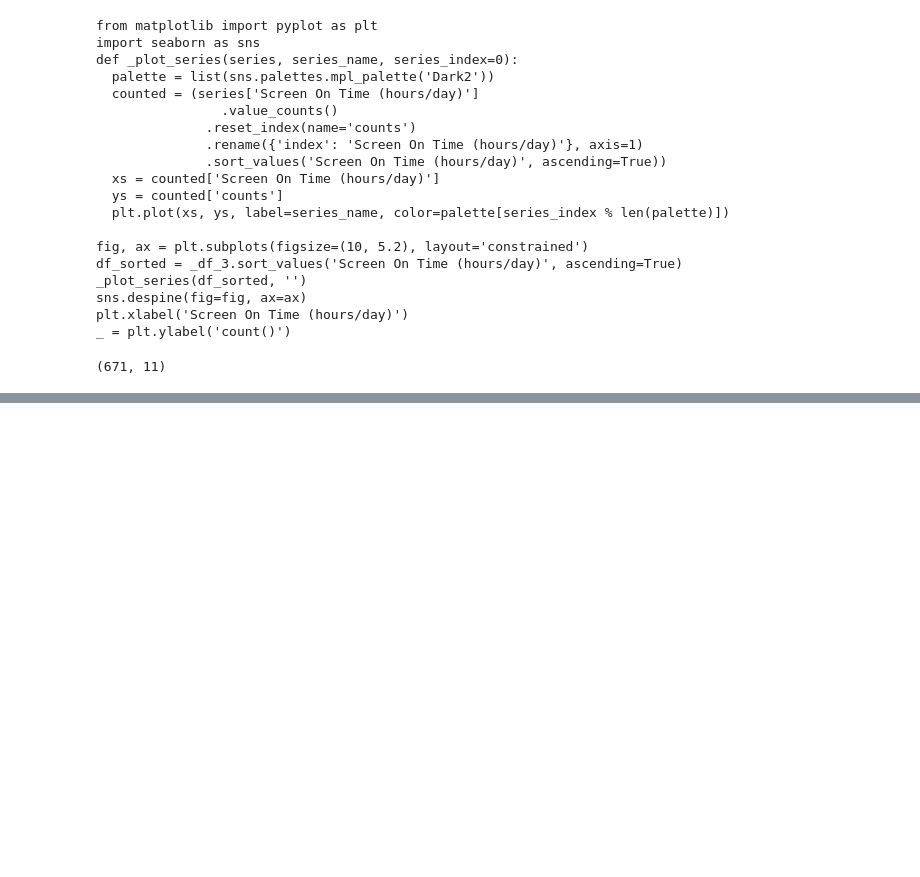
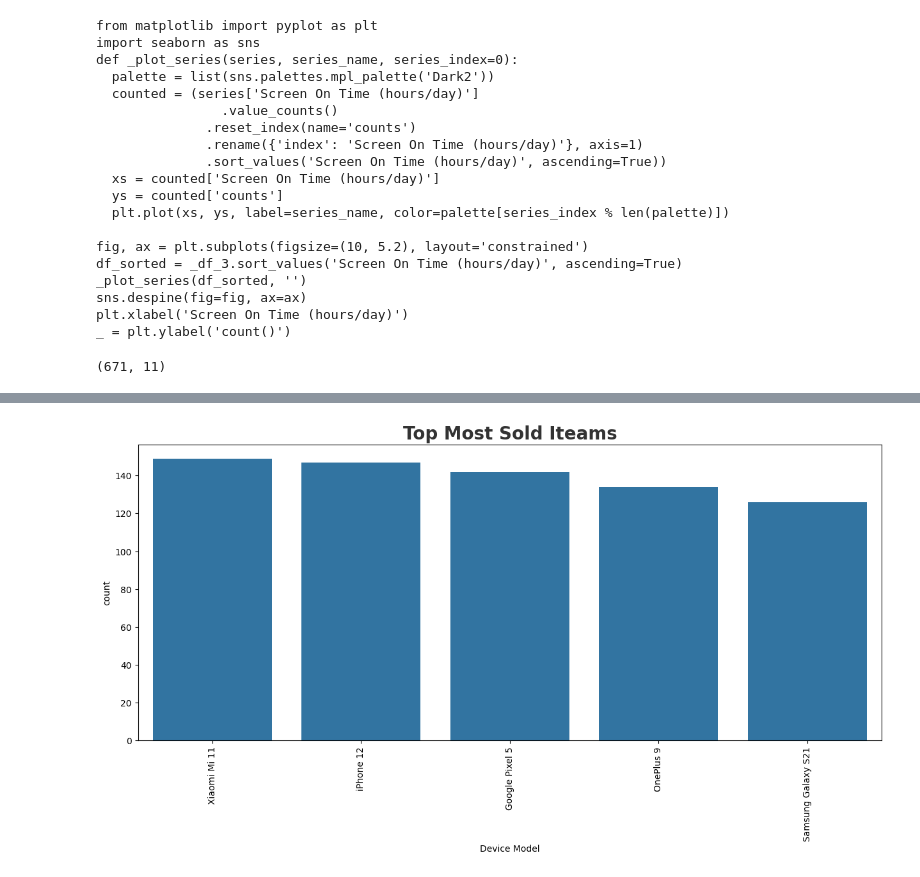
Before and after one commit to git-saksham/bdcoe-ml-task1, a Jupyter notebook: Untitled0.ipynb, the cells around one changed output, grey strips where cells are left out. Saved outputs shown, nothing was run; the diff lists cells and outputs as text; code cells hidden in the pictures; blank space fills up the shorter version.

```diff
--- a/Untitled0.ipynb
+++ b/Untitled0.ipynb
@@ -221,0 +256,8 @@ df.shape
+# %%
+plt.figure(figsize=(15,6))
+sns.barplot(x=device.index[:5], y='count',data = device[:5])
+plt.title('Top Most Sold Iteams', fontsize=20, fontweight='bold', alpha=0.8, y=1)
+plt.xticks(rotation=90)
+plt.show()
+# %% [output]
+[figure, added]
```
Also changed, not shown: parts of 5 cells of this notebook.
